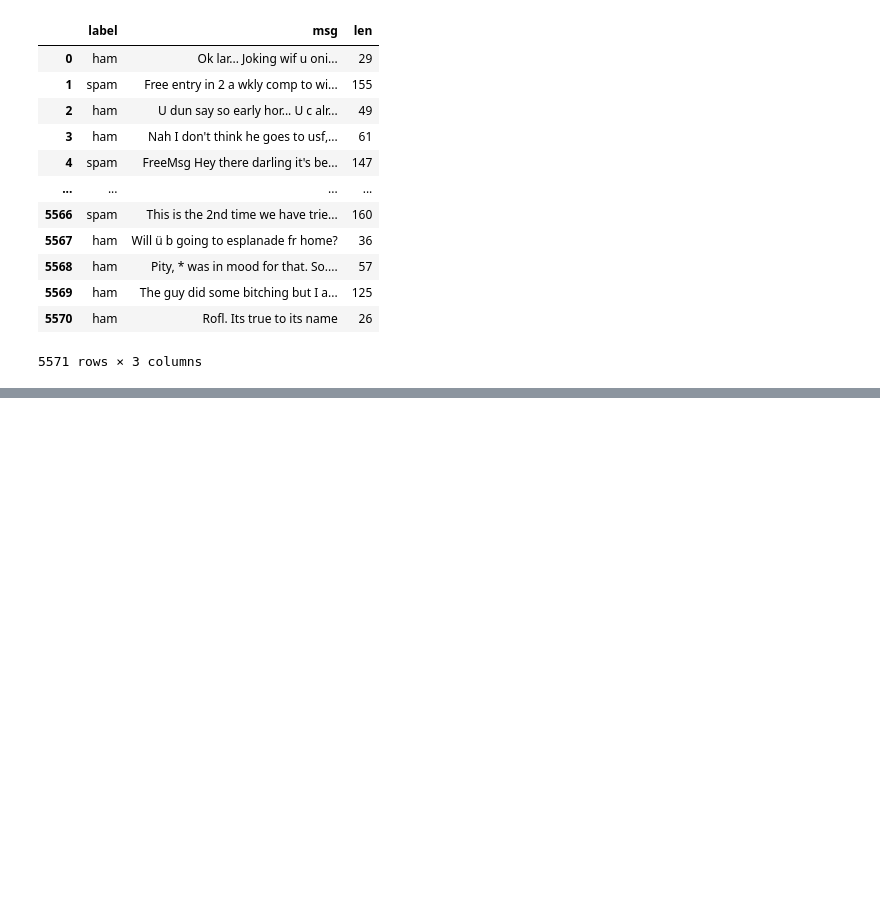
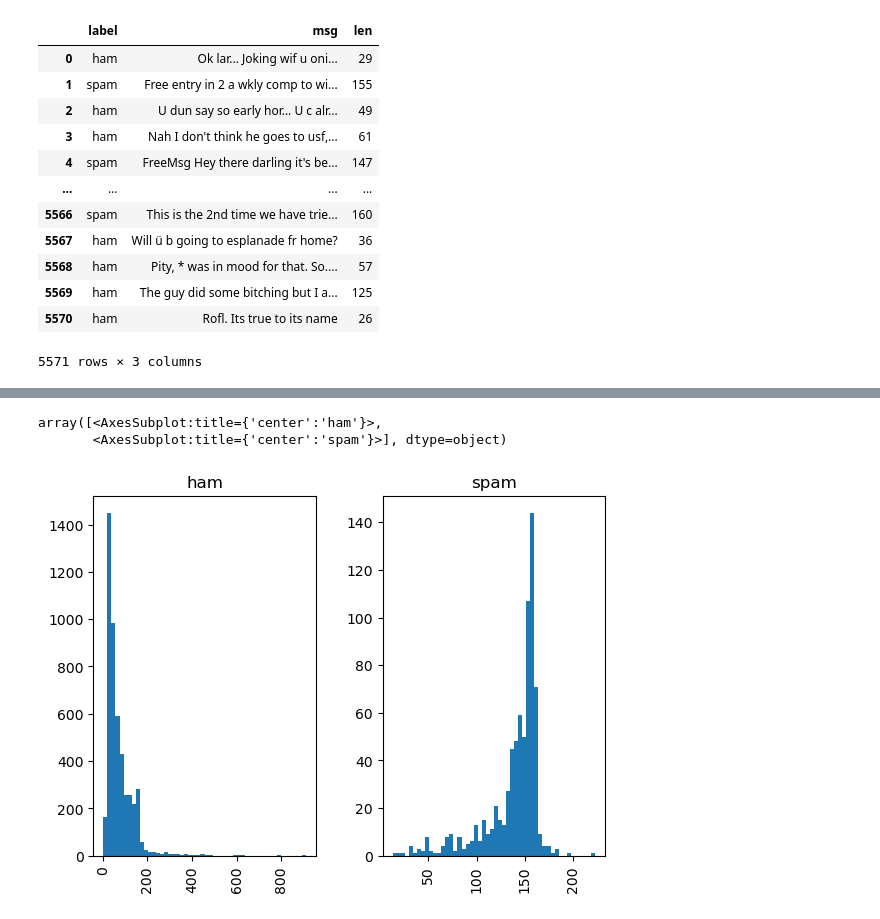
Before and after one commit to Abhilashg11/Data_science, a Jupyter notebook: regression/Natural_lng_processing/NLP.ipynb, the cells around one changed output, grey strips where cells are left out. Drawn from its saved outputs; the diff is of its cells as text; code cells hidden in the pictures; blank space fills up the shorter version.

```diff
--- a/regression/Natural_lng_processing/NLP.ipynb
+++ b/regression/Natural_lng_processing/NLP.ipynb
@@ -46,0 +52,6 @@ df
+# %%
+df.hist(bins=50,by='label',column='len')
+# %% [output]
+array([<AxesSubplot:title={'center':'ham'}>,
+       <AxesSubplot:title={'center':'spam'}>], dtype=object)
+[figure, added]
```
Also changed, not shown: parts of 5 cells of this notebook.
